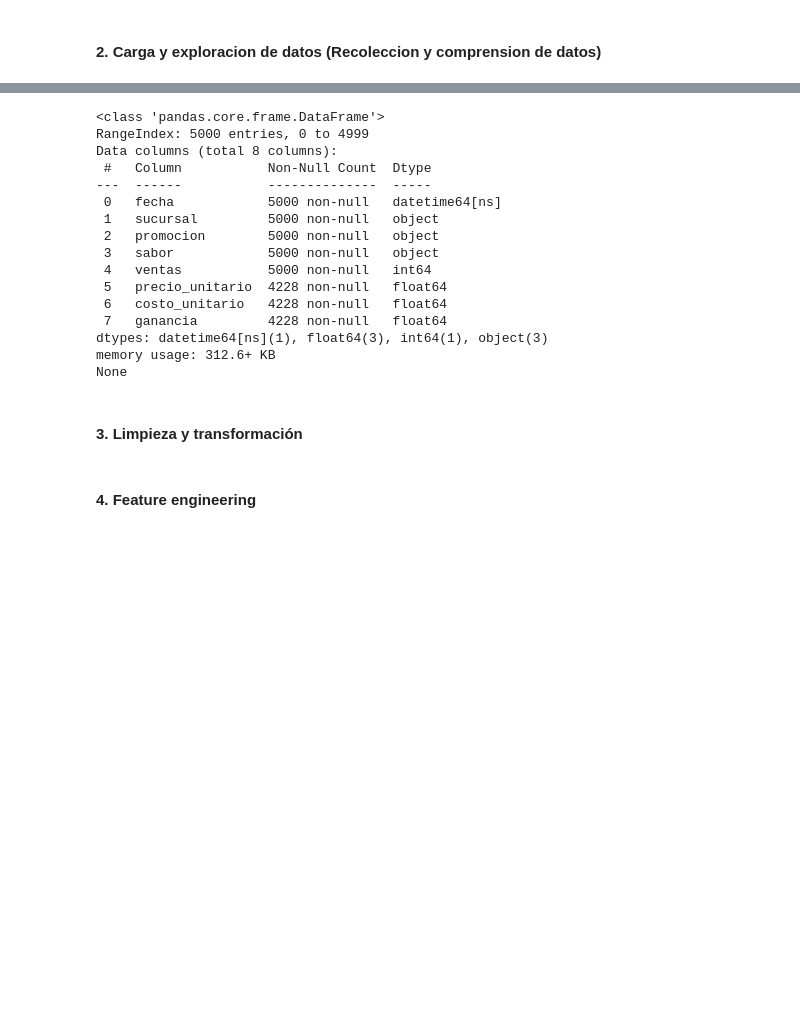
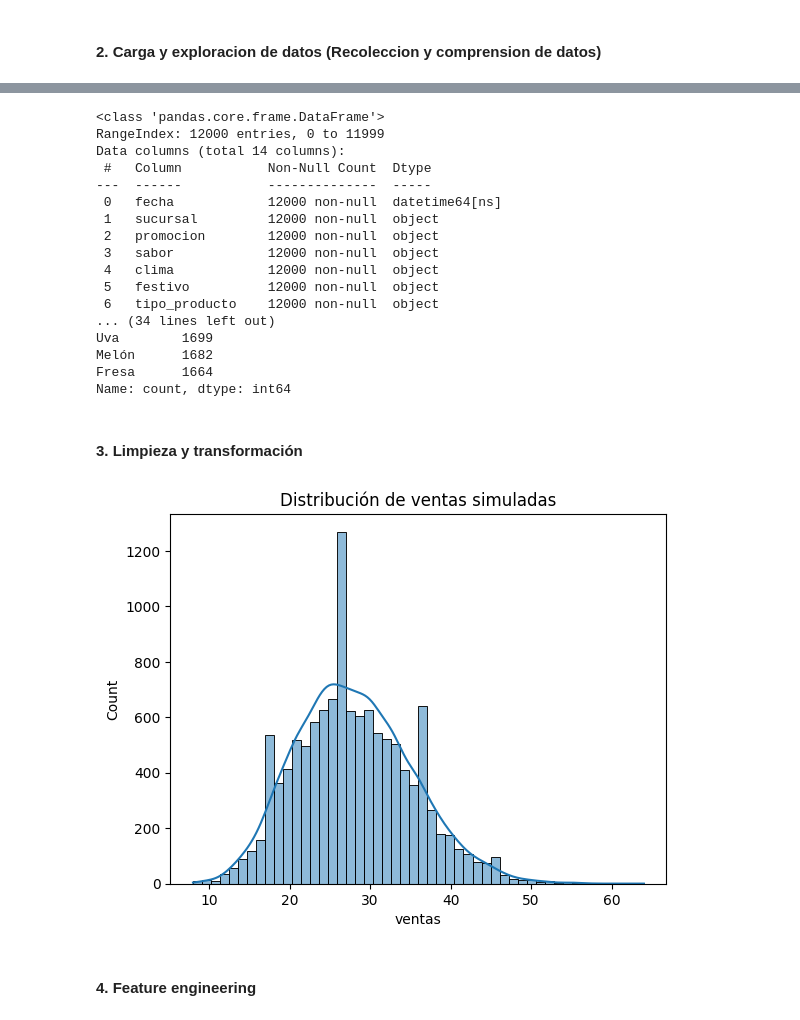
Before and after one commit to XDevilCrackX/MachineLearning, a Jupyter notebook: Mod_Sup_XGBoost_and_LightGBM.ipynb, the cells around one changed output, grey strips where cells are left out. Cells and saved outputs as stored; diff of their text form; code cells hidden in the pictures; blank space fills up the shorter version.

```diff
--- a/Mod_Sup_XGBoost_and_LightGBM.ipynb
+++ b/Mod_Sup_XGBoost_and_LightGBM.ipynb
@@ -83,34 +118,44 @@ max      40.00000        28.000000       17.000000   440.000000
 # %%
 # Paso fecha a formato de fecha
 df['fecha'] = pd.to_datetime(df['fecha'])
-
 print(df.info())
+print(df.describe())
+print(df['sabor'].value_counts())
 # %% [output]
 <class 'pandas.core.frame.DataFrame'>
-RangeIndex: 5000 entries, 0 to 4999
-Data columns (total 8 columns):
+RangeIndex: 12000 entries, 0 to 11999
+Data columns (total 14 columns):
  #   Column           Non-Null Count  Dtype
 ---  ------           --------------  -----
- 0   fecha            5000 non-null   datetime64[ns]
- 1   sucursal         5000 non-null   object
- 2   promocion        5000 non-null   object
- 3   sabor            5000 non-null   object
- 4   ventas           5000 non-null   int64
- 5   precio_unitario  4228 non-null   float64
- 6   costo_unitario   4228 non-null   float64
- 7   ganancia         4228 non-null   float64
-dtypes: datetime64[ns](1), float64(3), int64(1), object(3)
-memory usage: 312.6+ KB
-None
+ 0   fecha            12000 non-null  datetime64[ns]
+ 1   sucursal         12000 non-null  object
+ 2   promocion        12000 non-null  object
+ 3   sabor            12000 non-null  object
+ 4   clima            12000 non-null  object
+ 5   festivo          12000 non-null  object
+ 6   tipo_producto    12000 non-null  object
+... (34 lines left out)
+Uva        1699
+Melón      1682
+Fresa      1664
+Name: count, dtype: int64
 # %% [markdown]
 #### 3. Limpieza y transformación
 # %%
+df.dropna(subset=['ventas', 'ganancia'], inplace=True)
 
-df.dropna(subset = ['ventas','ganancia'], inplace = True)
 df['dia_semana'] = df['fecha'].dt.dayofweek
-df['mes'] = df['fecha'].dt.month
 df['año'] = df['fecha'].dt.year
-df['es_fin_de_semana'] = df['dia_semana'].apply(lambda x: 1 if x >= 5 else 0) # df['dia_semana'].isin([5,6])
+df['es_fin_de_semana'] = df['dia_semana'].apply(lambda x: 1 if x >= 5 else 0)
+df['sabor_original'] = df['sabor']  # conservar para análisis
+
+# Diagnóstico de distribución
+
+sns.histplot(df['ventas'], bins=50, kde=True)
+plt.title('Distribución de ventas simuladas')
+plt.show()
+# %% [output]
+[figure, added]
 # %% [markdown]
 #### 4. Feature engineering
 # %%
```
Also changed, not shown: parts of 18 cells of this notebook.
